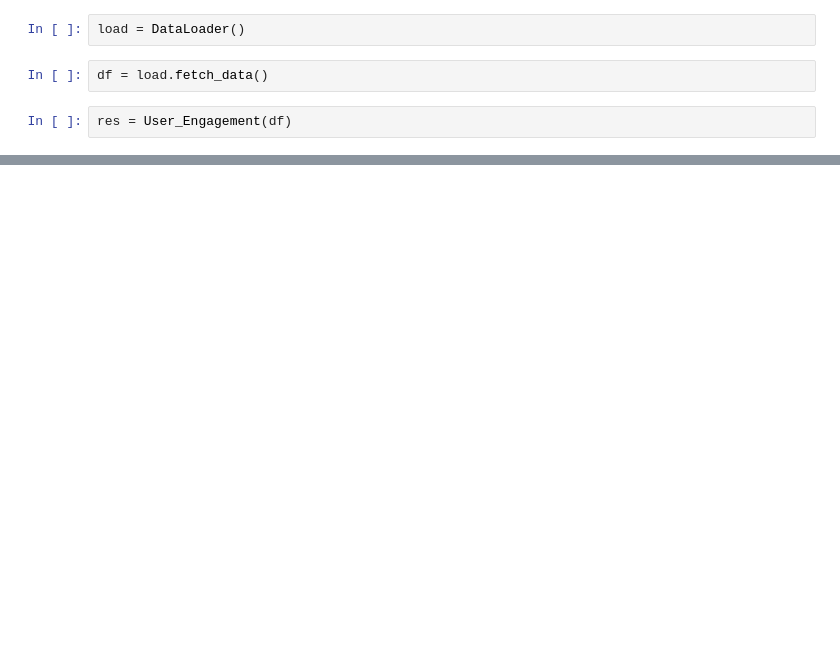
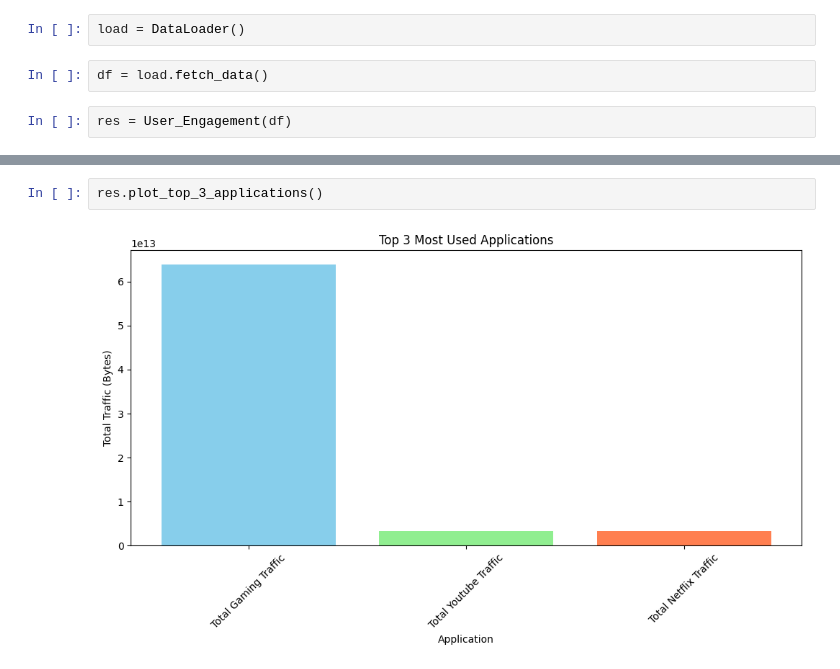
Before and after one commit to Marta233/EDA_TellCo, a Jupyter notebook: notebook/User_Engagement_Analysis.ipynb, the cells around one changed output, grey strips where cells are left out. Cells and saved outputs as stored; diff of their text form; blank space fills up the shorter version.

```diff
--- a/notebook/User_Engagement_Analysis.ipynb
+++ b/notebook/User_Engagement_Analysis.ipynb
@@ -90,3 +195,7 @@ res.plot_top_apps()
+# %%
+res.plot_top_3_applications()
+# %% [output]
+[figure, added]
 # %%
 res.elbow_method()
 # %% [output]
```
Also changed, not shown: parts of 13 cells of this notebook, 9 other files.
